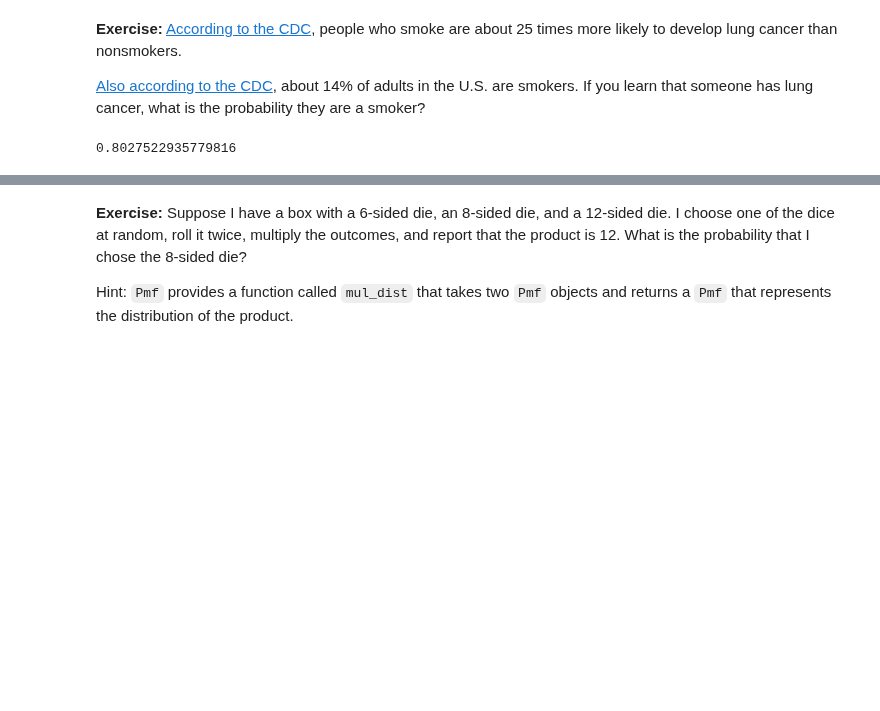
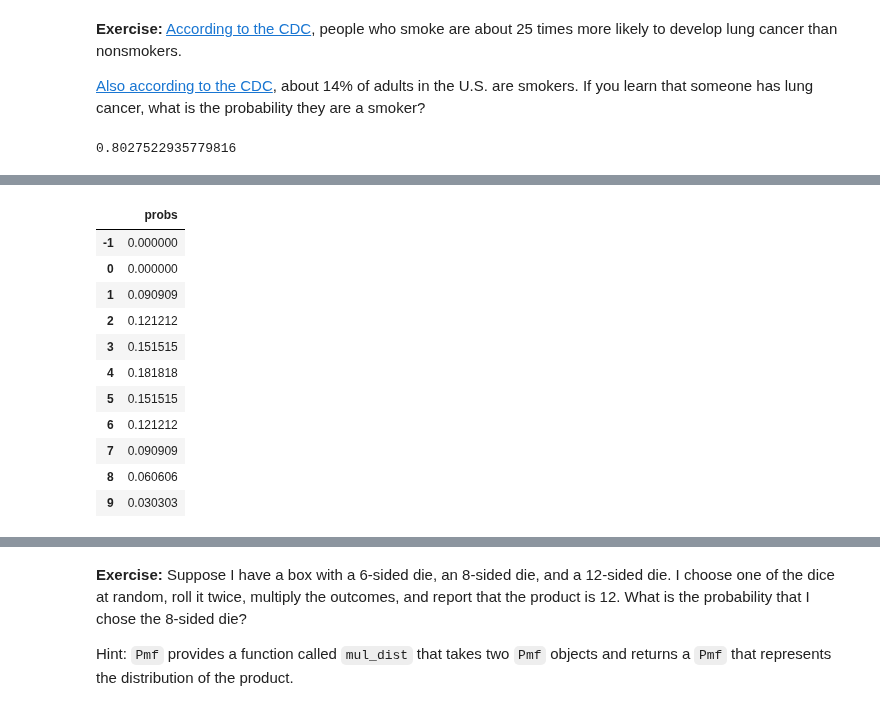
Before and after one commit to AllenDowney/ThinkBayes2, a Jupyter notebook: soln/chap06.ipynb, the cells around one changed output, grey strips where cells are left out. Drawn from its saved outputs; the diff is of its cells as text; code cells hidden in the pictures; blank space fills up the shorter version.

```diff
--- a/soln/chap06.ipynb
+++ b/soln/chap06.ipynb
@@ -625,2 +643,22 @@ hit_points = Pmf.add_dist(d6, d6)
+# %%
+# Solution
+# But -1 and 0 are not possible, because in that case the goblin would be defeated.
+# So we have to zero them out and renormalize
+hp_after[[-1, 0]] = 0
+hp_after.normalize()
+hp_after
+# %% [output]
+|  | probs |
+| -1 | 0.000000 |
+| 0 | 0.000000 |
+| 1 | 0.090909 |
+| 2 | 0.121212 |
+| 3 | 0.151515 |
+| 4 | 0.181818 |
+| 5 | 0.151515 |
+| 6 | 0.121212 |
+| 7 | 0.090909 |
+| 8 | 0.060606 |
+| 9 | 0.030303 |
 # %%
 # Solution
```
Also changed, not shown: parts of 16 cells of this notebook, 6 other files.
